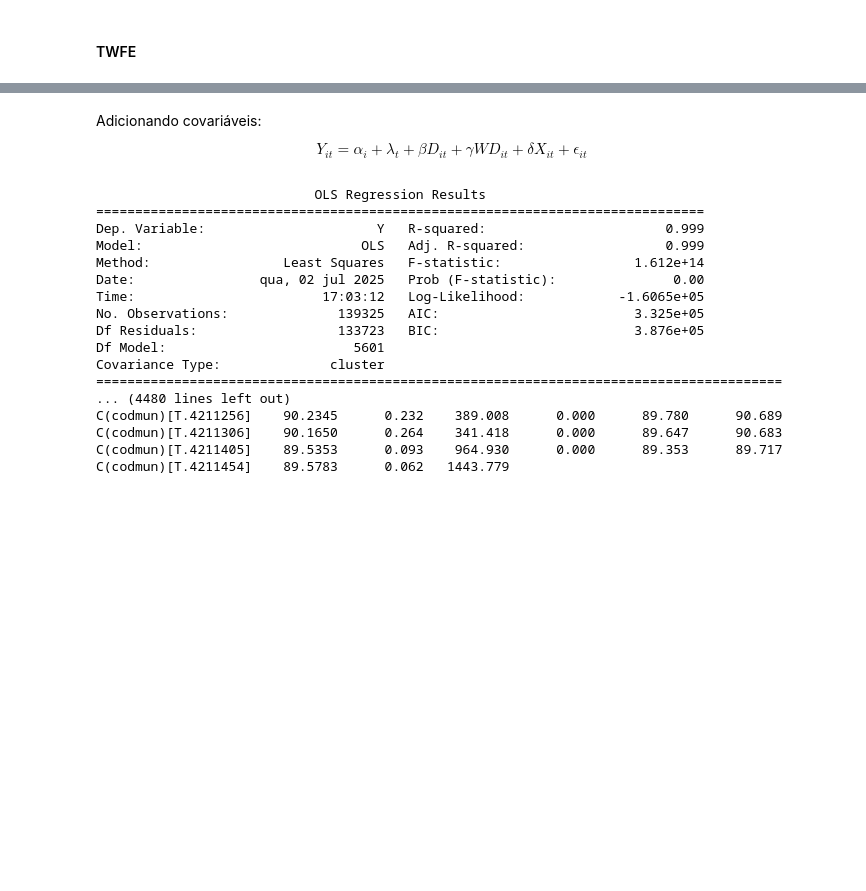
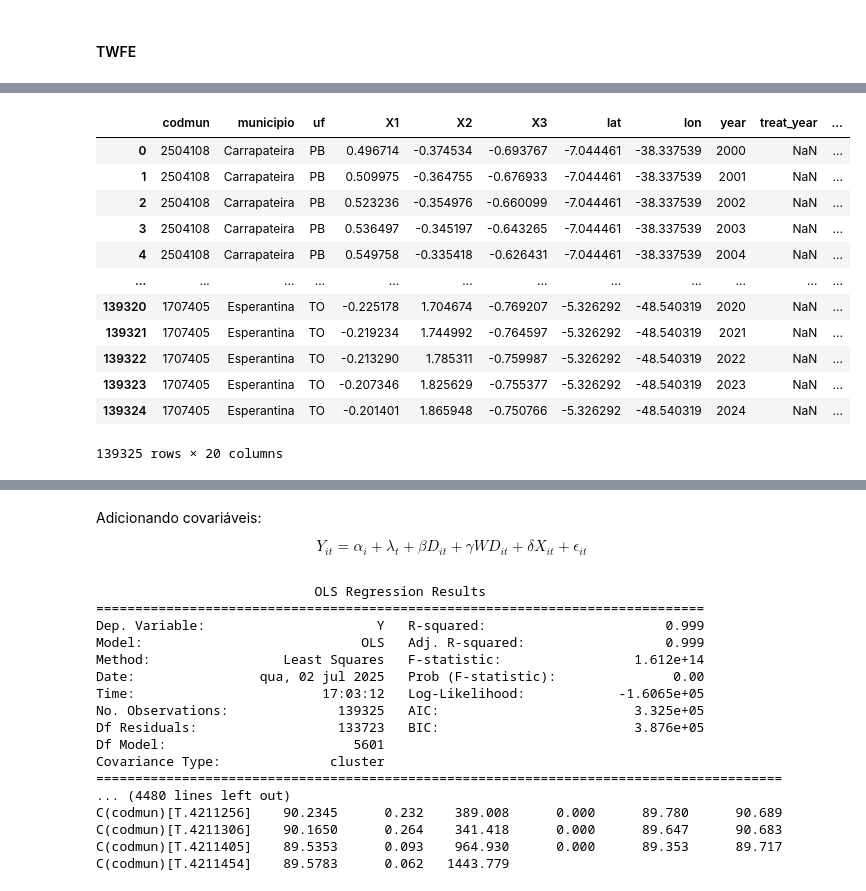
Before and after one commit to Daniel-Uhr/Estimators, a Jupyter notebook: 01_ATTgt_DML.ipynb, the cells around one changed output, grey strips where cells are left out. Drawn from its saved outputs; the diff is of its cells as text; code cells hidden in the pictures; blank space fills up the shorter version.

```diff
--- a/01_ATTgt_DML.ipynb
+++ b/01_ATTgt_DML.ipynb
@@ -267 +295,39 @@ RMSE: 0.909 R2: 0.999 R2 Within: 0.526
 None
+# %%
+# 1. Obter os municípios tratados (independente do ano)
+treated_codmuns = gdf[gdf['treated'] == 1]['codmun'].tolist()
+
+# 2. Construir o dicionário de vizinhos (índice → codmun)
+neighbors_dict = w.neighbors
+index_to_codmun = dict(zip(gdf.index, gdf['codmun']))
+codmun_to_index = {v: k for k, v in index_to_codmun.items()}
+
+# 3. Coletar todos os vizinhos dos tratados
+vizinhos_tratados = set()
+for mun in treated_codmuns:
+    idx = codmun_to_index.get(mun)
+    vizinhos_idx = neighbors_dict.get(idx, [])
+    vizinhos_cod = [index_to_codmun[i] for i in vizinhos_idx]
+    vizinhos_tratados.update(vizinhos_cod)
+
+# 4. Remover os próprios tratados (só queremos vizinhos puros)
+vizinhos_tratados -= set(treated_codmuns)
+
+# 5. Criar a variável indicadora no painel
+panel['is_neighbor_of_treated'] = panel['codmun'].isin(vizinhos_tratados).astype(int)
+# %%
+panel
+# %% [output]
+|  | codmun | municipio | uf | X1 | X2 | X3 | lat | lon | year | treat_year | ... |
+| 0 | 2504108 | Carrapateira | PB | 0.496714 | -0.374534 | -0.693767 | -7.044461 | -38.337539 | 2000 | NaN | ... |
+| 1 | 2504108 | Carrapateira | PB | 0.509975 | -0.364755 | -0.676933 | -7.044461 | -38.337539 | 2001 | NaN | ... |
+| 2 | 2504108 | Carrapateira | PB | 0.523236 | -0.354976 | -0.660099 | -7.044461 | -38.337539 | 2002 | NaN | ... |
+| 3 | 2504108 | Carrapateira | PB | 0.536497 | -0.345197 | -0.643265 | -7.044461 | -38.337539 | 2003 | NaN | ... |
+| 4 | 2504108 | Carrapateira | PB | 0.549758 | -0.335418 | -0.626431 | -7.044461 | -38.337539 | 2004 | NaN | ... |
+| ... | ... | ... | ... | ... | ... | ... | ... | ... | ... | ... | ... |
+| 139320 | 1707405 | Esperantina | TO | -0.225178 | 1.704674 | -0.769207 | -5.326292 | -48.540319 | 2020 | NaN | ... |
+| 139321 | 1707405 | Esperantina | TO | -0.219234 | 1.744992 | -0.764597 | -5.326292 | -48.540319 | 2021 | NaN | ... |
+| 139322 | 1707405 | Esperantina | TO | -0.213290 | 1.785311 | -0.759987 | -5.326292 | -48.540319 | 2022 | NaN | ... |
+| 139323 | 1707405 | Esperantina | TO | -0.207346 | 1.825629 | -0.755377 | -5.326292 | -48.540319 | 2023 | NaN | ... |
+| 139324 | 1707405 | Esperantina | TO | -0.201401 | 1.865948 | -0.750766 | -5.326292 | -48.540319 | 2024 | NaN | ... |
+139325 rows × 20 columns
```
Also changed, not shown: parts of 37 cells of this notebook.
